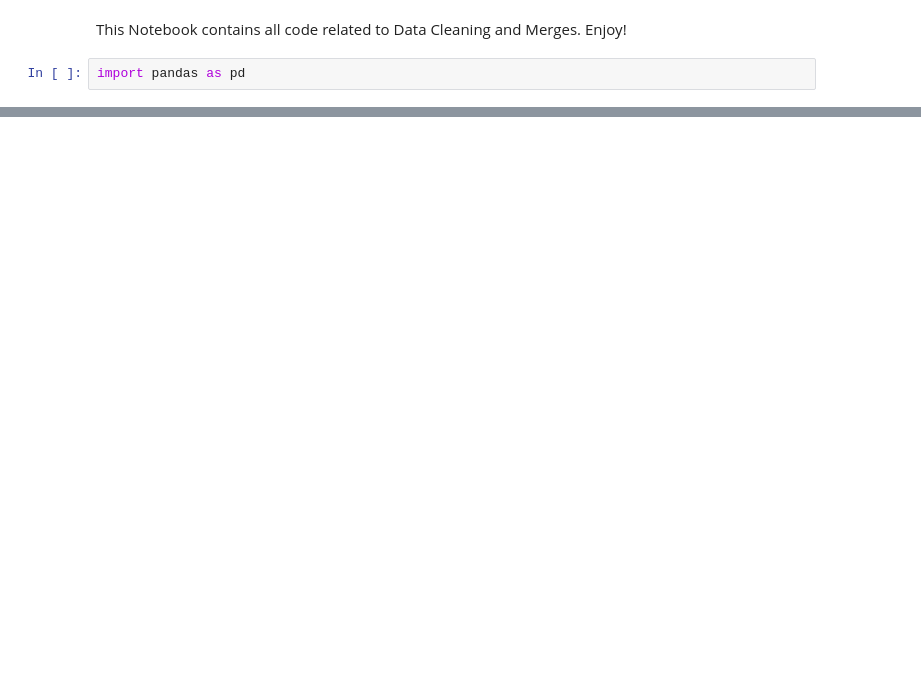
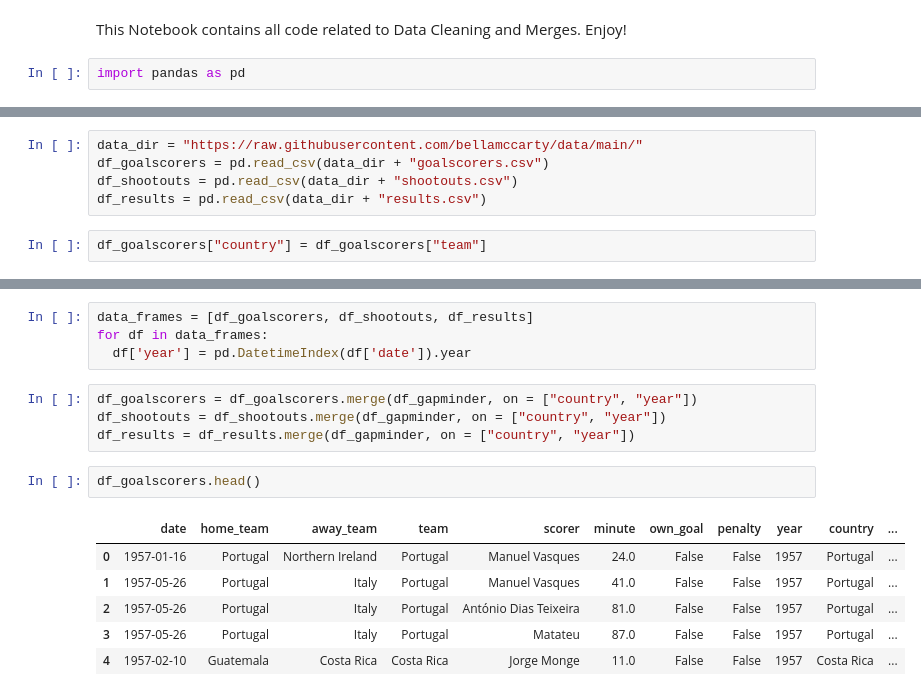
Before and after one commit to lamkin1/466-Project, a Jupyter notebook: Data_Cleaning.ipynb, the cells around one changed output, grey strips where cells are left out. Cells and saved outputs as stored; diff of their text form; blank space fills up the shorter version.

```diff
--- a/Data_Cleaning.ipynb
+++ b/Data_Cleaning.ipynb
@@ -17,0 +24,7 @@ Successfully installed gapminder-0.1
+# %%
+data_dir = "https://raw.githubusercontent.com/bellamccarty/data/main/"
+df_goalscorers = pd.read_csv(data_dir + "goalscorers.csv")
+df_shootouts = pd.read_csv(data_dir + "shootouts.csv")
+df_results = pd.read_csv(data_dir + "results.csv")
+# %%
+df_goalscorers["country"] = df_goalscorers["team"]
@@ -17,0 +42,17 @@ Successfully installed gapminder-0.1
+# %%
+data_frames = [df_goalscorers, df_shootouts, df_results]
+for df in data_frames:
+  df['year'] = pd.DatetimeIndex(df['date']).year
+# %%
+df_goalscorers = df_goalscorers.merge(df_gapminder, on = ["country", "year"])
+df_shootouts = df_shootouts.merge(df_gapminder, on = ["country", "year"])
+df_results = df_results.merge(df_gapminder, on = ["country", "year"])
+# %%
+df_goalscorers.head()
+# %% [output]
+|  | date | home_team | away_team | team | scorer | minute | own_goal | penalty | year | country | ... |
+| 0 | 1957-01-16 | Portugal | Northern Ireland | Portugal | Manuel Vasques | 24.0 | False | False | 1957 | Portugal | ... |
+| 1 | 1957-05-26 | Portugal | Italy | Portugal | Manuel Vasques | 41.0 | False | False | 1957 | Portugal | ... |
+| 2 | 1957-05-26 | Portugal | Italy | Portugal | António Dias Teixeira | 81.0 | False | False | 1957 | Portugal | ... |
+| 3 | 1957-05-26 | Portugal | Italy | Portugal | Matateu | 87.0 | False | False | 1957 | Portugal | ... |
+| 4 | 1957-02-10 | Guatemala | Costa Rica | Costa Rica | Jorge Monge | 11.0 | False | False | 1957 | Costa Rica | ... |
```
Also changed, not shown: parts of 6 cells of this notebook.
